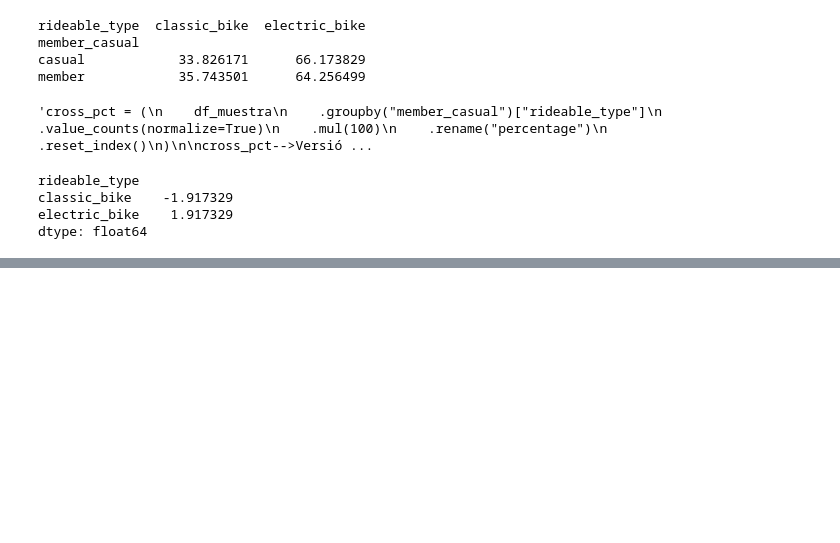
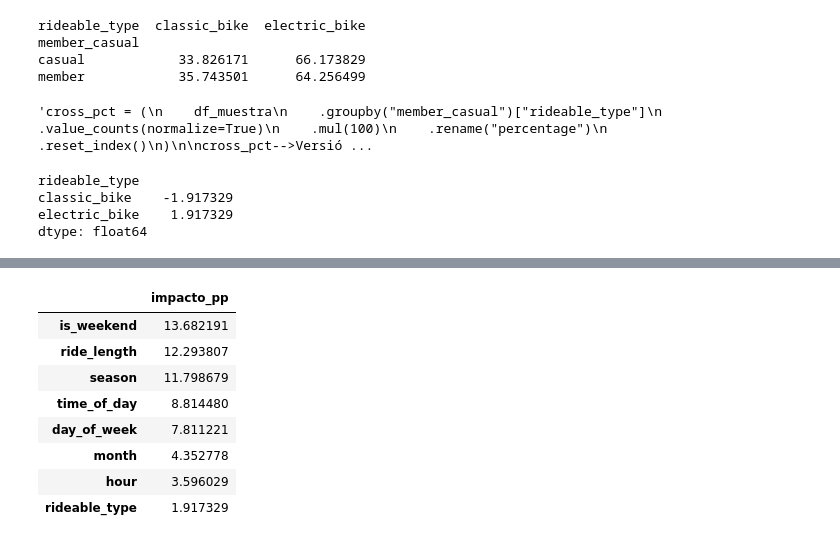
Before and after one commit to urcuninna/cyclistic_project, a Jupyter notebook: eda_diagnostico_muestra.ipynb, the cells around one changed output, grey strips where cells are left out. Drawn from its saved outputs; the diff is of its cells as text; code cells hidden in the pictures; blank space fills up the shorter version.

```diff
--- a/eda_diagnostico_muestra.ipynb
+++ b/eda_diagnostico_muestra.ipynb
@@ -891,0 +1016,7 @@ Aunque ambos tipos de usuarios muestran preferencia por bicicletas eléctricas,
+# %%
+tabla_mxs=pd.crosstab(df_muestra['member_casual'],
+                      df_muestra['season'],
+                      normalize='index')*100
+
+dif_ppmxs=tabla_mxs.loc['casual']-tabla_mxs.loc['member']
+dif_ppmxs
@@ -891,0 +1032,6 @@ Aunque ambos tipos de usuarios muestran preferencia por bicicletas eléctricas,
+# %%
+tabla_mxw=pd.crosstab(df_muestra['member_casual'],
+                      df_muestra['day_of_week'],
+                      normalize='index')*100
+dif_ppmxw=tabla_mxw.loc['casual']-tabla_mxw.loc['member']
+dif_ppmxw
@@ -891,0 +1050,6 @@ Aunque ambos tipos de usuarios muestran preferencia por bicicletas eléctricas,
+# %%
+tabla_mxiw=pd.crosstab(df_muestra['member_casual'],
+                       df_muestra['is_weekend'],
+                       normalize='index')*100
+dif_ppmxiw=tabla_mxiw.loc['casual']-tabla_mxiw.loc['member']
+dif_ppmxiw
@@ -891,0 +1063,13 @@ Aunque ambos tipos de usuarios muestran preferencia por bicicletas eléctricas,
+# %%
+impactos = {
+    "rideable_type": dif_ppmxr.abs().max(),
+    "hour": dif_ppmxh.abs().max(),
+    "time_of_day": dif_ppmxt.abs().max(),
+    "ride_length": dif_ppmxrl.abs().max(),
+    "day_of_week": dif_ppmxw.abs().max(),
+    "is_weekend": dif_ppmxiw.abs().max(),
+    "month": dif_ppmxm.abs().max(),
+    "season": dif_ppmxs.abs().max()
+}
+
+impactos
@@ -891,0 +1085,18 @@ Aunque ambos tipos de usuarios muestran preferencia por bicicletas eléctricas,
+# %%
+ranking = (
+    pd.Series(impactos, name="impacto_pp")
+    .sort_values(ascending=False)
+    .to_frame()
+)
+
+ranking
+# %% [output]
+|  | impacto_pp |
+| is_weekend | 13.682191 |
+| ride_length | 12.293807 |
+| season | 11.798679 |
+| time_of_day | 8.814480 |
+| day_of_week | 7.811221 |
+| month | 4.352778 |
+| hour | 3.596029 |
+| rideable_type | 1.917329 |
```
Also changed, not shown: parts of 22 cells of this notebook.
